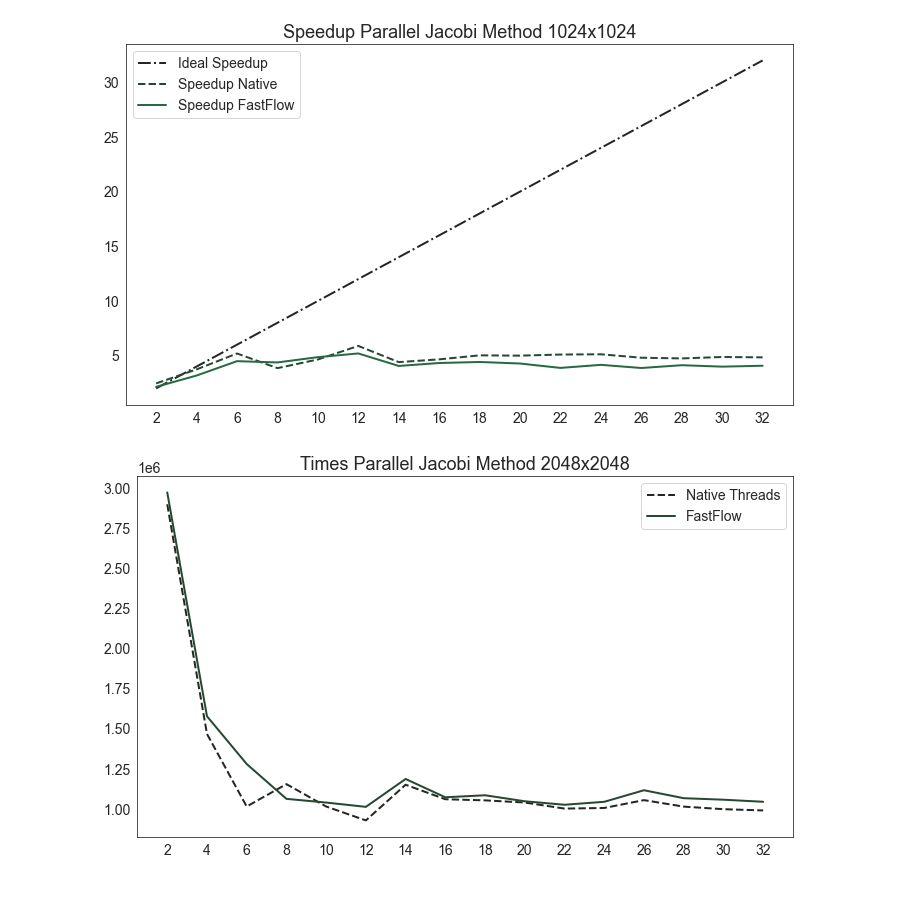
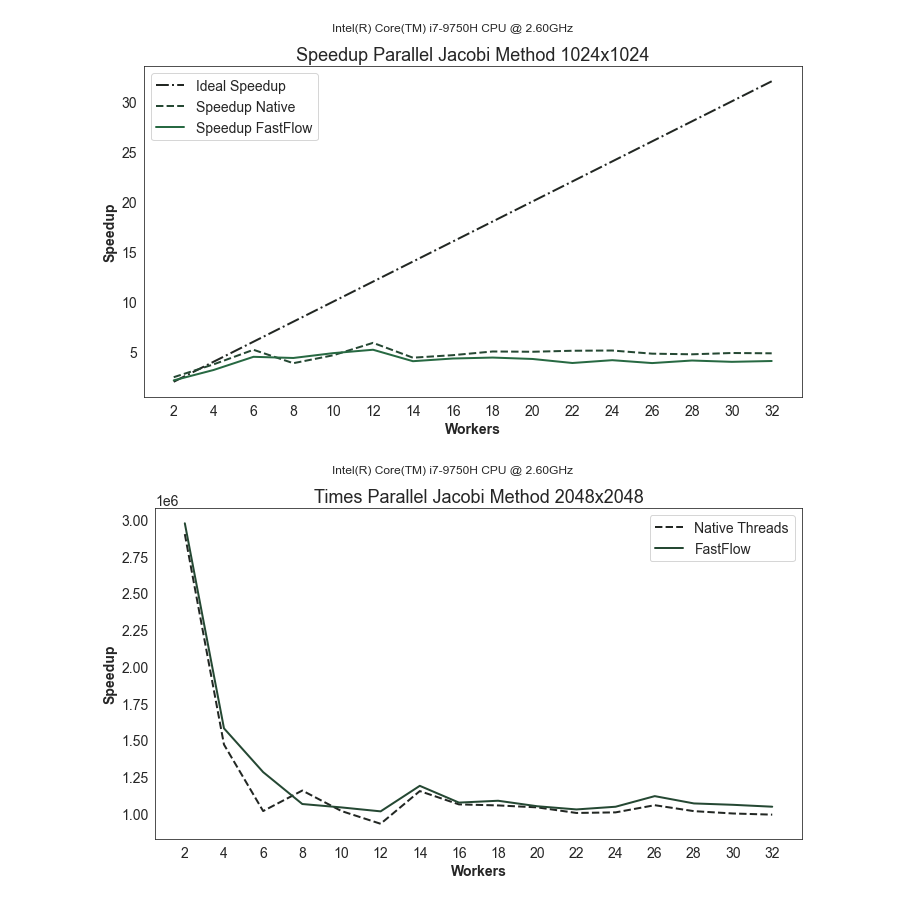
Before and after one commit to gabryon99/parallel-jacobi-method, a Jupyter notebook: scripts/PlotGen.ipynb, the cells around one changed output. Drawn from its saved outputs; the diff is of its cells as text; code cells hidden in the pictures.

```diff
--- a/scripts/PlotGen.ipynb
+++ b/scripts/PlotGen.ipynb
@@ -13,13 +13,14 @@ plt.rc('legend', fontsize=14)    # legend fontsize
 plt.rc('font', size=14)          # controls default text sizes
 # %%
 headers = ['Size', 'Workers', 'Native Threads', 'FastFlow', 'Speedup Native', 'Speedup FastFlow']
-matrix256 = pd.read_csv("../build/output_256.csv", names=headers)
-matrix512 = pd.read_csv("../build/output_512.csv", names=headers)
-matrix1024 = pd.read_csv("../build/output_1024.csv", names=headers)
-matrix2048 = pd.read_csv("../build/output_2048.csv", names=headers)
-matrix4096 = pd.read_csv("../build/output_4096.csv", names=headers)
-matrix8192 = pd.read_csv("../build/output_8192.csv", names=headers)
+matrix256 = pd.read_csv("./datasets/MacBook/output_256.csv", names=headers)
+matrix512 = pd.read_csv("./datasets/MacBook/output_512.csv", names=headers)
+matrix1024 = pd.read_csv("./datasets/MacBook/output_1024.csv", names=headers)
+matrix2048 = pd.read_csv("./datasets/MacBook/output_2048.csv", names=headers)
+matrix4096 = pd.read_csv("./datasets/MacBook/output_4096.csv", names=headers)
+matrix8192 = pd.read_csv("./datasets/MacBook/output_8192.csv", names=headers)
+#matrix16384 = pd.read_csv("./datasets/MacBook/output_16384.csv", names=headers)
 
 matricies = [
-    matrix256, matrix512, matrix1024, matrix2048, matrix4096, matrix8192
+    matrix256, matrix512, matrix1024, matrix2048, matrix4096, matrix8192, #matrix16384
 ]
@@ -46,7 +27,12 @@ matrix256
 # %%
 size = 256
 plot = 0
+
+macbookCPU = "Intel(R) Core(TM) i7-9750H CPU @ 2.60GHz"
+vmCPU = "Intel(R) Xeon(R) Gold 5120 CPU @ 2.20GHz"
+
 for matrix in matricies:
+
     time_plot = pd.DataFrame({
         "Workers":matrix['Workers'],
         "Native Threads":matrix['Native Threads'],
@@ -55,16 +41,21 @@ for matrix in matricies:
         'Speedup FastFlow':matrix['Speedup FastFlow'],
         'Ideal Speedup': [i * 2 for i in range(1,17)]
     })
+
     plt.figure(plot, figsize=(10,6), tight_layout=True)
     plt.plot('Workers', 'Native Threads', data=time_plot, linestyle='--', linewidth=2)
     plt.plot('Workers', 'FastFlow', data=time_plot, marker='', linewidth=2)
 
     plt.xticks([i * 2 for i in range(1,17)])
     plt.legend()
+    plt.suptitle(macbookCPU)
     plt.title(f"Times Parallel Jacobi Method {size}x{size}")
+    plt.xlabel('Workers', fontweight='bold')
+    plt.ylabel('Speedup', fontweight='bold')
+    plt.savefig(f'./images/MacBook/times_plot_{size}.png')
 
-    plt.savefig(f'./images/times_plot_{size}.png')
     plot +=1
+
     plt.figure(plot, figsize=(10,6), tight_layout=True)
     plt.plot('Workers', 'Ideal Speedup', data=time_plot, linestyle='-.', linewidth=2)
     plt.plot('Workers', 'Speedup Native', data=time_plot, linestyle='--', linewidth=2)
@@ -72,9 +63,12 @@ for matrix in matricies:
 
     plt.xticks([i * 2 for i in range(1,17)])
     plt.legend()
+    plt.suptitle(macbookCPU)
     plt.title(f"Speedup Parallel Jacobi Method {size}x{size}")
+    plt.xlabel('Workers', fontweight='bold')
+    plt.ylabel('Speedup', fontweight='bold')
 
-    plt.savefig(f'./images/speedup_plot_{size}.png')
+    plt.savefig(f'./images/MacBook/speedup_plot_{size}.png')
     plot+=1
     size *= 2
 # %% [output]
@@ -86,2 +80,2 @@ for matrix in matricies:
-[figure, old version]
+[figure, new version]
-[figure, old version]
+[figure, new version]
```
Also changed, not shown: parts of 2 cells of this notebook, 28 other files.
